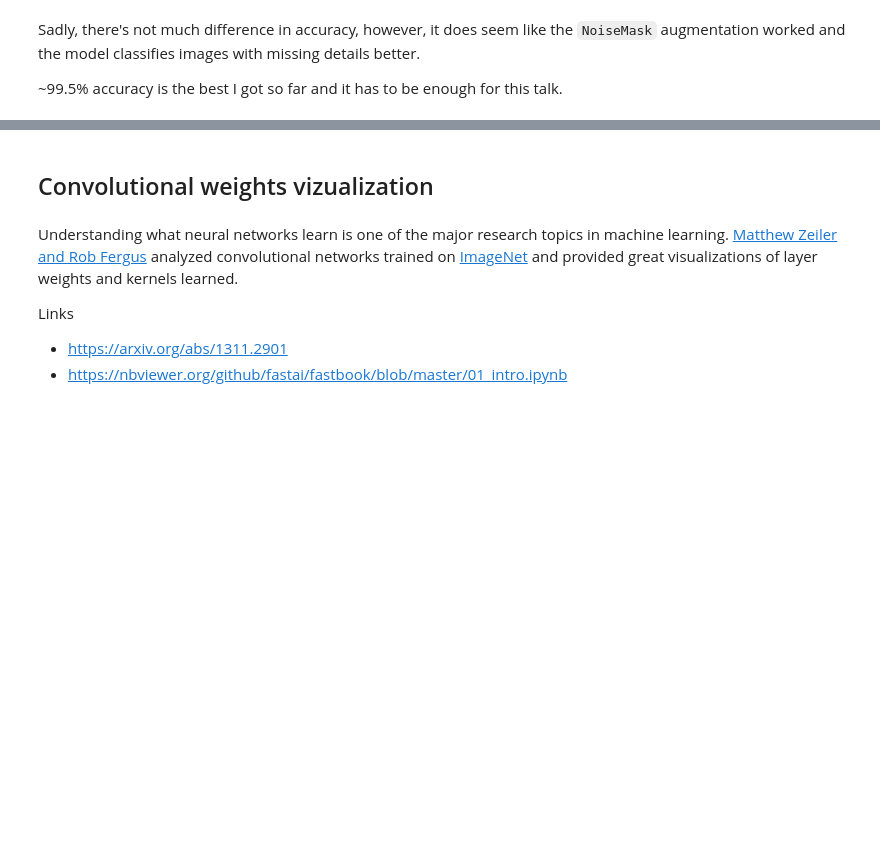
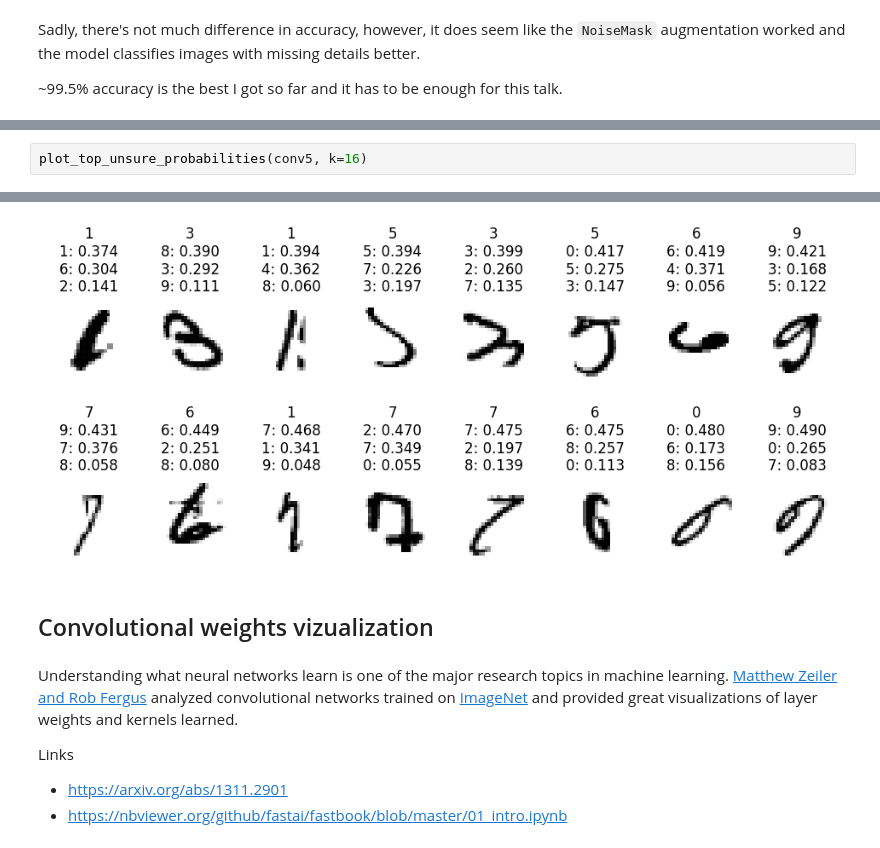
Before and after one commit to mskrajnowski/2023-machine-learning-talk, a Jupyter notebook: talks/02_vision.ipynb, the cells around one changed output, grey strips where cells are left out. Drawn from its saved outputs; the diff is of its cells as text; blank space fills up the shorter version.

```diff
--- a/talks/02_vision.ipynb
+++ b/talks/02_vision.ipynb
@@ -1287,0 +1426,3 @@ Sadly, there's not much difference in accuracy, however, it does seem like the `
+# %%
+plot_top_unsure_probabilities(conv5, k=16)
+# %% [output]
@@ -1288,3 +1431,4 @@ Sadly, there's not much difference in accuracy, however, it does seem like the `
+[figure, added]
 # %% [markdown]
 ## Convolutional weights vizualization
 # %% [markdown]
```
Also changed, not shown: parts of 62 cells of this notebook, 1 other file.
